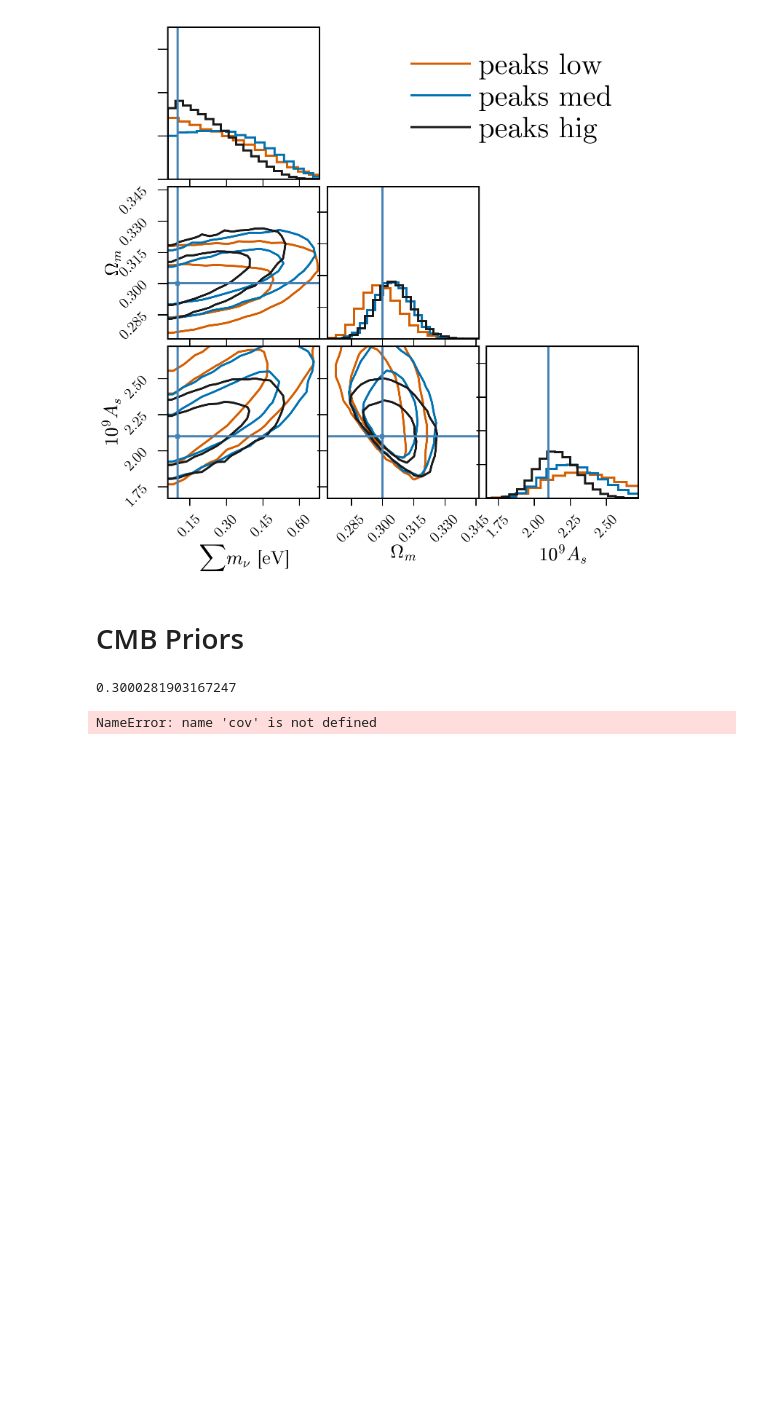
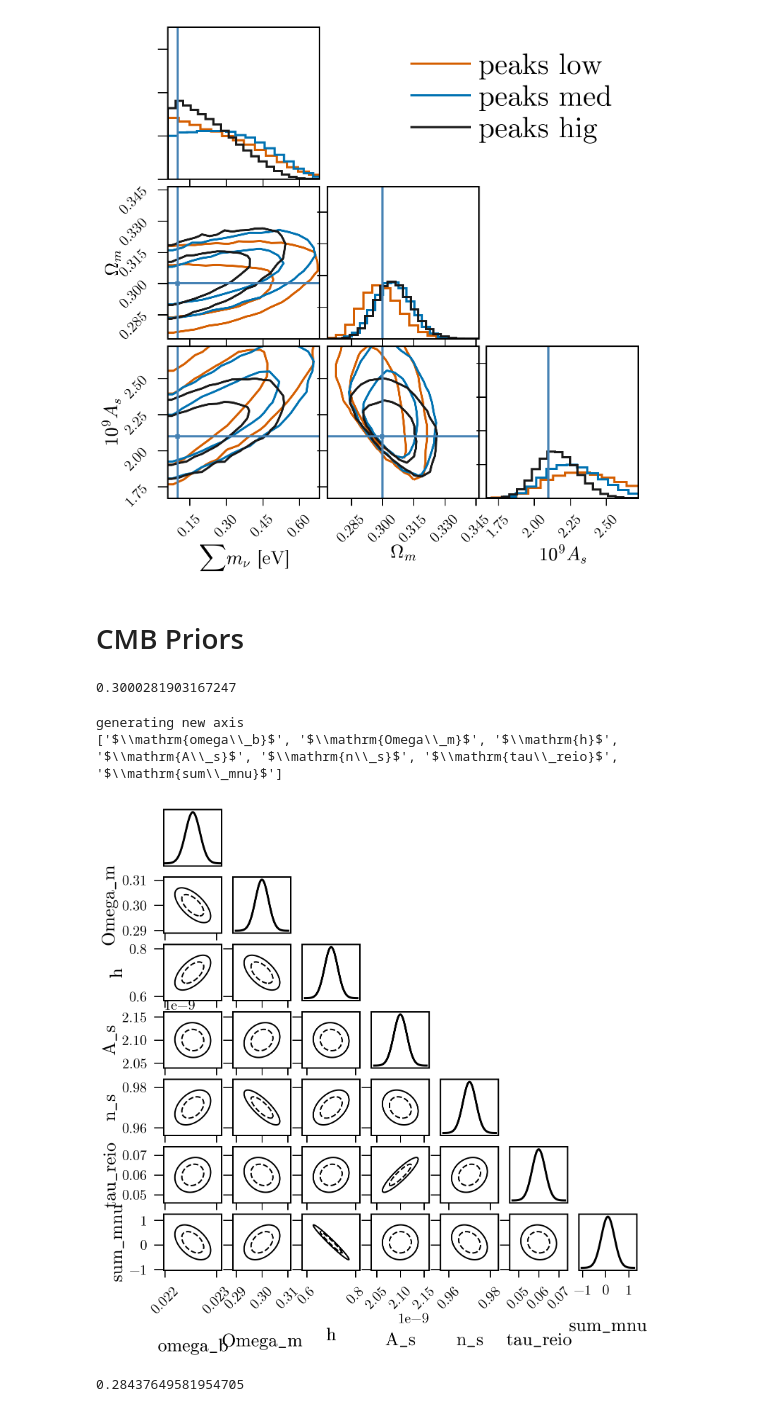
Before and after one commit to xzackli/gp_lens, a Jupyter notebook: Plot Chains.ipynb, the cells around one changed output. Saved outputs shown, nothing was run; the diff lists cells and outputs as text; code cells hidden in the pictures; blank space fills up the shorter version.

```diff
--- a/Plot Chains.ipynb
+++ b/Plot Chains.ipynb
@@ -310,12 +310,20 @@ obs.cosmos['Omega_m_CLASS_right'] = obs.cosmos['omega_cdm_CLASS_right']
 # %%
 
 example_Planck = CMB_Primary(
     theta_fwhm=[7.], sigma_T=[33.], sigma_P=[56.],
-    f_sky=0.65, l_min=2, l_max=2500)
+    f_sky=0.75, l_min=2, l_max=2500)
 
 fisher = example_Planck.get_fisher(obs)
 cov = np.linalg.inv(fisher)
 fishchips.util.plot_triangle(obs, cov);
+# %% [output]
+generating new axis
+['$\\mathrm{omega\\_b}$', '$\\mathrm{Omega\\_m}$', '$\\mathrm{h}$', '$\\mathrm{A\\_s}$', '$\\mathrm{n\\_s}$', '$\\mathrm{tau\\_reio}$', '$\\mathrm{sum\\_mnu}$']
+[figure, added]
+# %%
+np.sqrt( cov[-1,-1])
+# %% [output]
+0.28437649581954705
 # %%
 import corner
 
@@ -349,6 +357,4 @@ def get_samps(inp_cov, inp_means, num=int(1e8)):
 
     return samps
 # %%
-get_samps(cov, centers)
+samps = get_samps(cov, centers)
-# %% [output]
-NameError: name 'cov' is not defined
```
Also changed, not shown: parts of 1 cell of this notebook, 1 other file.
